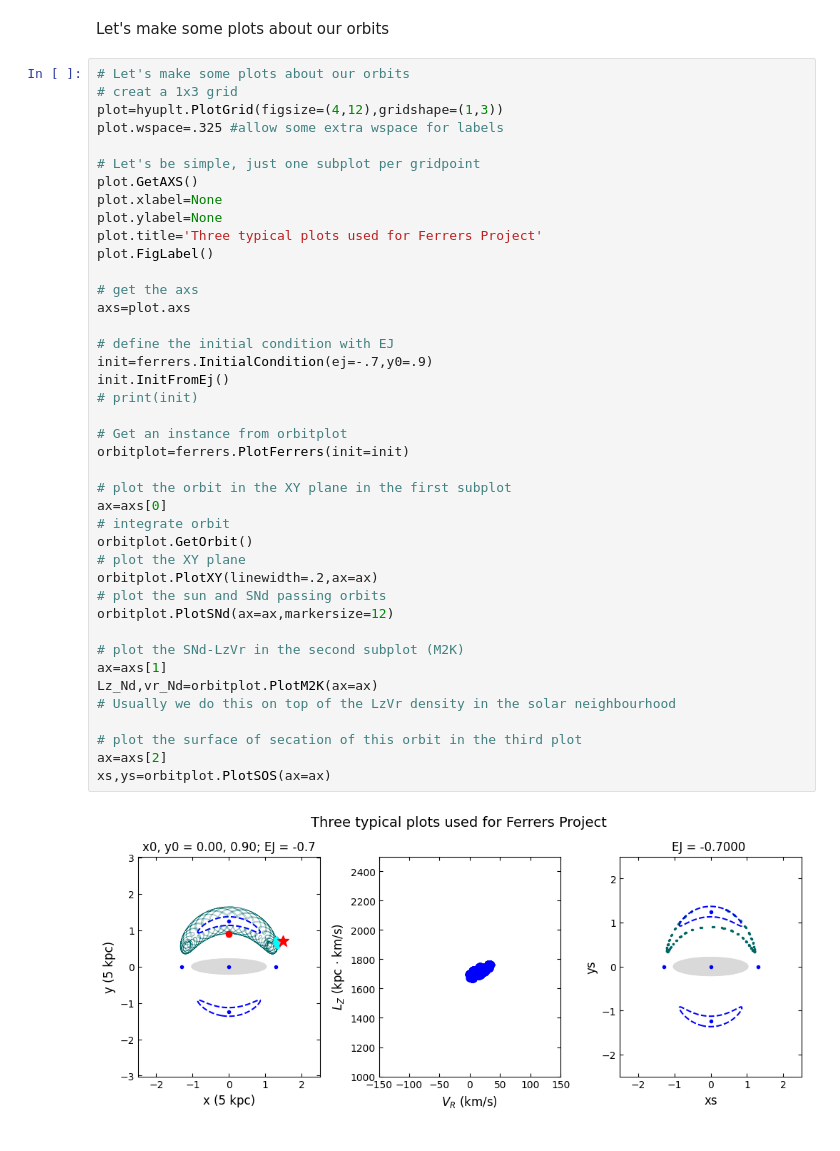
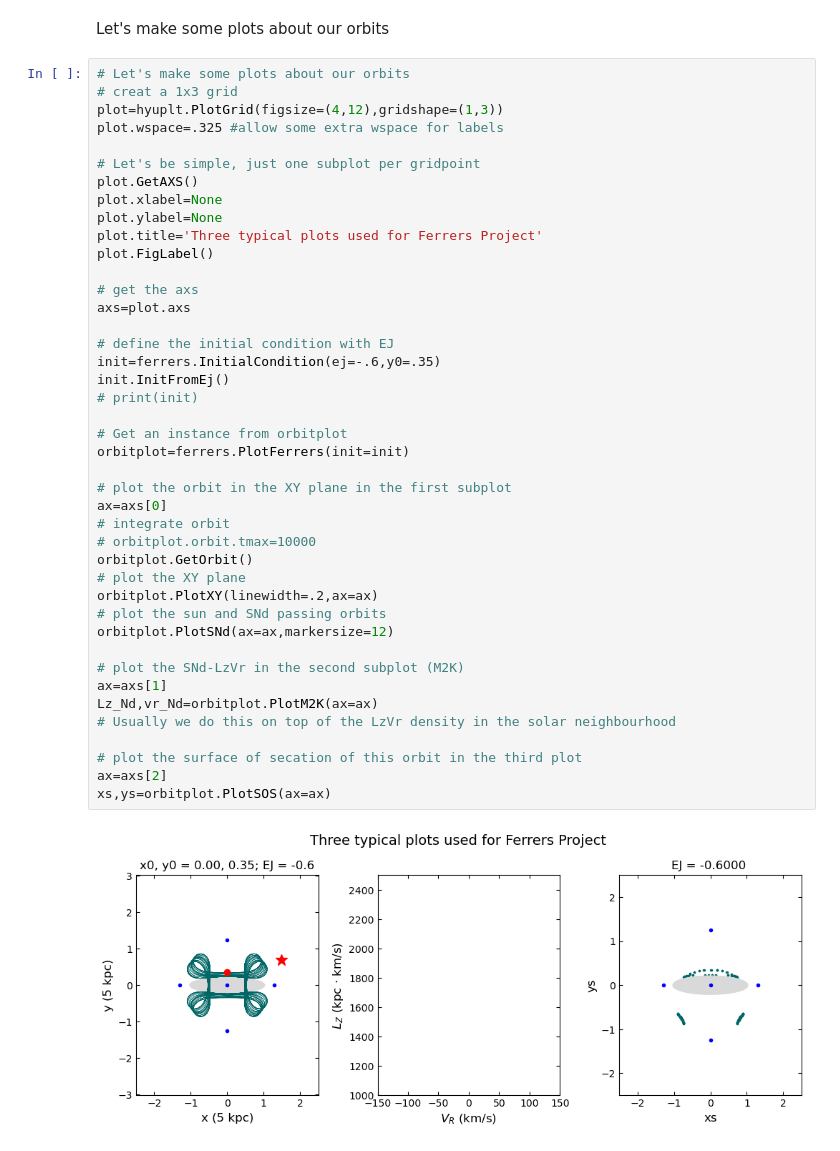
Before and after one commit to HYuLeeP/FerrersModel, a Jupyter notebook: Tutorial.ipynb, the cells around one changed output. Saved outputs shown, nothing was run; the diff lists cells and outputs as text.

```diff
--- a/Tutorial.ipynb
+++ b/Tutorial.ipynb
@@ -106,32 +108,33 @@ plot.title='Three typical plots used for Ferrers Project'
 plot.FigLabel()
 
 # get the axs
 axs=plot.axs
 
 # define the initial condition with EJ
-init=ferrers.InitialCondition(ej=-.7,y0=.9)
+init=ferrers.InitialCondition(ej=-.6,y0=.35)
 init.InitFromEj()
 # print(init)
 
 # Get an instance from orbitplot
 orbitplot=ferrers.PlotFerrers(init=init)
 
 # plot the orbit in the XY plane in the first subplot
 ax=axs[0]
 # integrate orbit
+# orbitplot.orbit.tmax=10000
 orbitplot.GetOrbit()
 # plot the XY plane
 orbitplot.PlotXY(linewidth=.2,ax=ax)
 # plot the sun and SNd passing orbits
 orbitplot.PlotSNd(ax=ax,markersize=12)
 
 # plot the SNd-LzVr in the second subplot (M2K)
 ax=axs[1]
 Lz_Nd,vr_Nd=orbitplot.PlotM2K(ax=ax)
 # Usually we do this on top of the LzVr density in the solar neighbourhood
 
 # plot the surface of secation of this orbit in the third plot
 ax=axs[2]
 xs,ys=orbitplot.PlotSOS(ax=ax)
 # %% [output]
-[figure, old version]
+[figure, new version]
```
Also changed, not shown: parts of 1 cell of this notebook, 2 other files.
